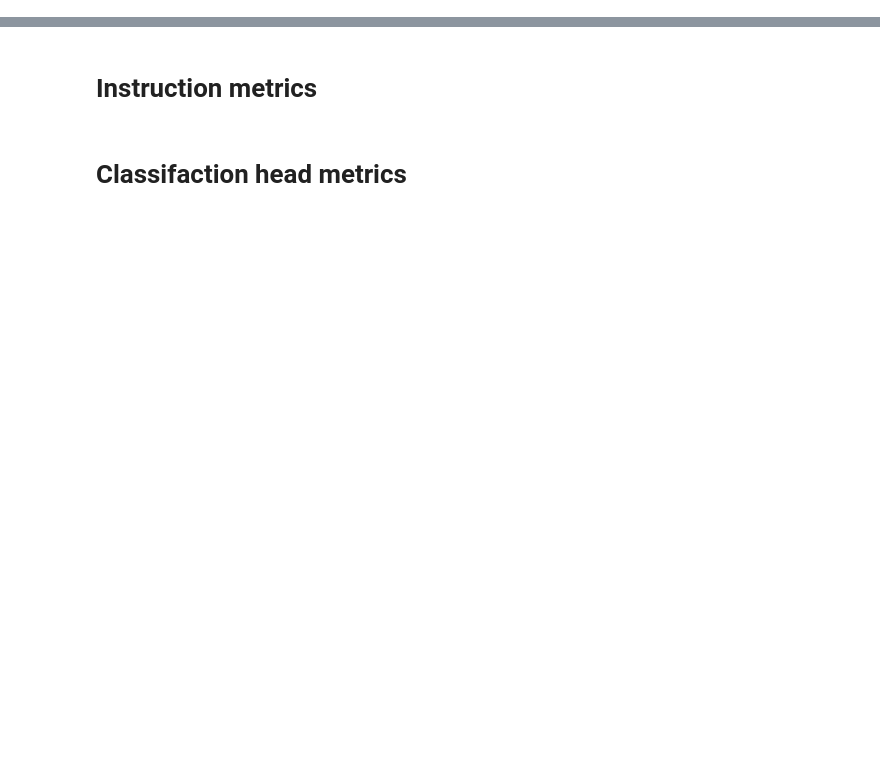
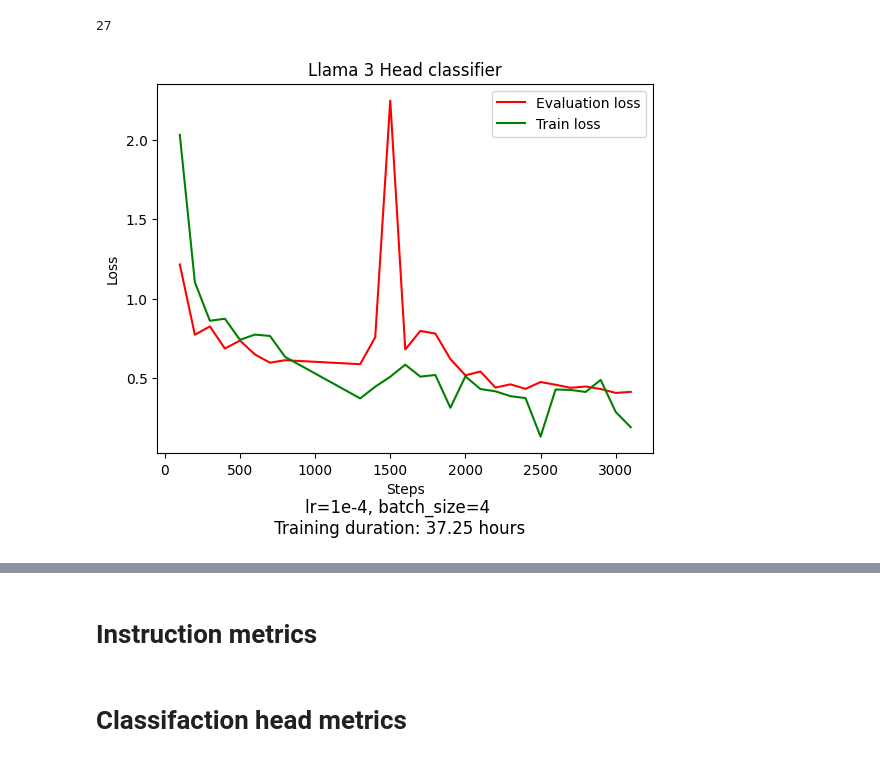
Before and after one commit to malteautrata/TextClassifier, a Jupyter notebook: src/Notebooks/Llama3_classifiers/calculate_metrics.ipynb, the cells around one changed output, grey strips where cells are left out. Cells and saved outputs as stored; diff of their text form; code cells hidden in the pictures; blank space fills up the shorter version.

Commit message:
Merge multiple training states

```diff
--- a/src/Notebooks/Llama3_classifiers/calculate_metrics.ipynb
+++ b/src/Notebooks/Llama3_classifiers/calculate_metrics.ipynb
@@ -20 +27,14 @@ with open(path_to_save_metrics + "/trainer_state.json") as f:
+# %%
+path_to_save_metrics = "../../../results/llama3_results/classification_head/metrics"
+training_states = [
+    path_to_save_metrics + "/run_1",
+    path_to_save_metrics + "/run_2",
+    path_to_save_metrics + "/run_3",
+]
+# %%
+eval_loss, train_loss, eval_accuracy, steps = merge_training_states(training_states)
+# %%
+print(len(steps))
+# %% [output]
+27
 # %%
@@ -23,15 +44,17 @@ assert len(instruct_eval_loss) == len(steps), "Length must match"
 # %%
 # Instruct finetuning metrics
 fig, ax = plt.subplots()
 
-ax.plot(steps, instruct_eval_loss, "r-", label="Evaluation loss")
-ax.plot(steps, instruct_train_loss, "g-", label="Train loss")
+ax.plot(steps, eval_loss, "r-", label="Evaluation loss")
+ax.plot(steps, train_loss, "g-", label="Train loss")
 ax.set_xlabel("Steps")
 ax.set_ylabel("Loss", color="black")
 ax.legend()
 plt.title("Llama 3 Head classifier")
-txt = "lr=2.0e-06, batch_size=8, epochs=2.5, \n Training duration: 19.84 hours"
+txt = "lr=1e-4, batch_size=4\n Training duration: 37.25 hours"
 plt.figtext(0.5, -0.05, txt, wrap=True, horizontalalignment="center", fontsize=12)
 
-plt.savefig(path_to_save_metrics + "/graph_1_epoch.png")
+plt.savefig(path_to_save_metrics + "/training_loss.png")
 plt.show()
+# %% [output]
+[figure, added]
```
Also changed, not shown: parts of 3 cells of this notebook.
